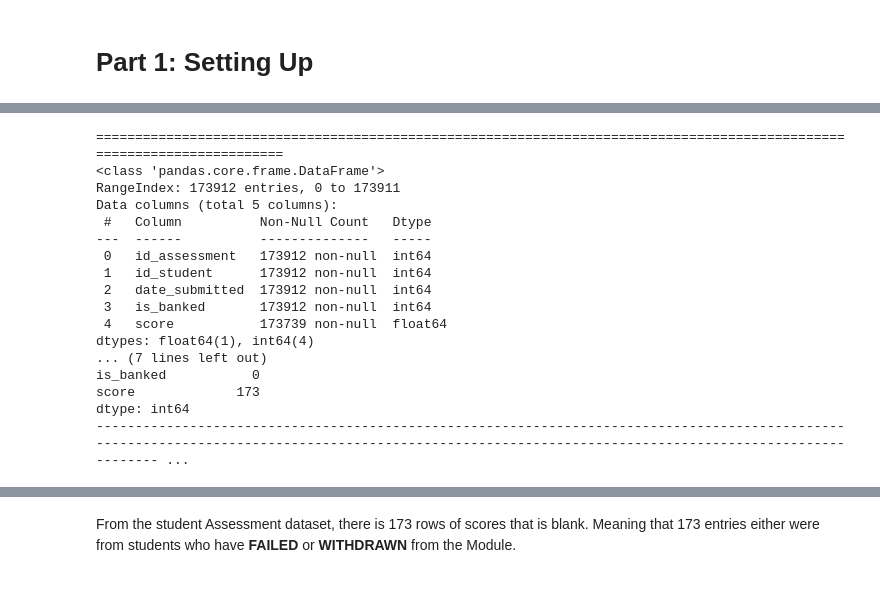
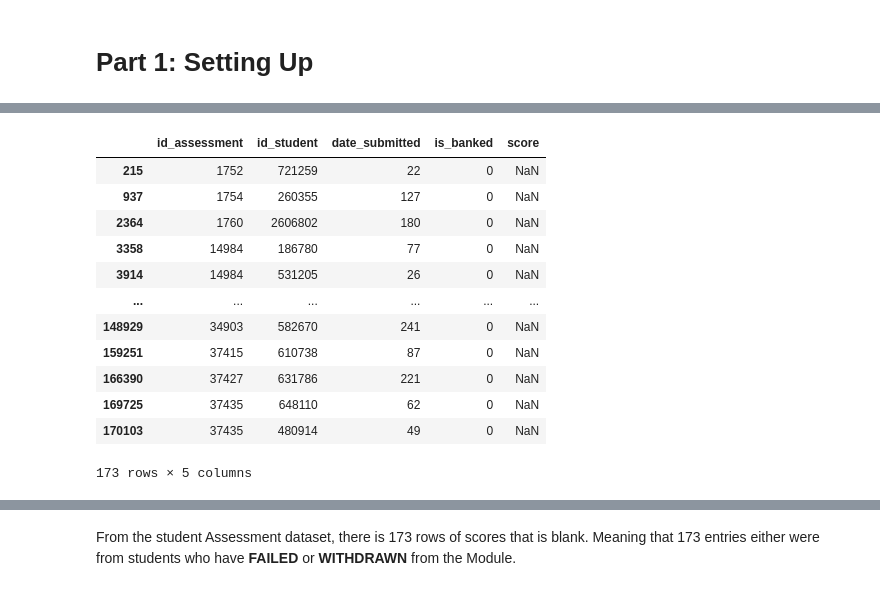
Before and after one commit to buppanasu/Student-Grade-Predictor, a Jupyter notebook: 1)DataProcessing_Analysis_FeatureExtraction/EDA.ipynb, the cells around one changed output, grey strips where cells are left out. Cells and saved outputs as stored; diff of their text form; code cells hidden in the pictures.

```diff
--- a/1)DataProcessing_Analysis_FeatureExtraction/EDA.ipynb
+++ b/1)DataProcessing_Analysis_FeatureExtraction/EDA.ipynb
@@ -143,31 +221,17 @@ dtype: int64
-# %%
-#ّThird file
-print('===='*30)
-df_studentAssessment.info()
-print("-------"*30)
-# Count the number of NaN values in each column
-print('count the number of nan values for each column:')
-print("-------"*30)
-nan_count = df_studentAssessment.isna().sum()
-
-# Print the result
-print(nan_count)
-print("-------"*30)
-# %% [output]
-========================================================================================================================
-<class 'pandas.core.frame.DataFrame'>
-RangeIndex: 173912 entries, 0 to 173911
-Data columns (total 5 columns):
- #   Column          Non-Null Count   Dtype
----  ------          --------------   -----
- 0   id_assessment   173912 non-null  int64
- 1   id_student      173912 non-null  int64
- 2   date_submitted  173912 non-null  int64
- 3   is_banked       173912 non-null  int64
- 4   score           173739 non-null  float64
-dtypes: float64(1), int64(4)
-... (7 lines left out)
-is_banked           0
-score             173
-dtype: int64
--------------------------------------------------------------------------------------------------------------------------------------------------------------------------------------------------------- ...
+# %%
+# Display the rows with NULL values
+df_studentAssessment[df_studentAssessment.isnull().any(axis=1)]
+# %% [output]
+|  | id_assessment | id_student | date_submitted | is_banked | score |
+| 215 | 1752 | 721259 | 22 | 0 | NaN |
+| 937 | 1754 | 260355 | 127 | 0 | NaN |
+| 2364 | 1760 | 2606802 | 180 | 0 | NaN |
+| 3358 | 14984 | 186780 | 77 | 0 | NaN |
+| 3914 | 14984 | 531205 | 26 | 0 | NaN |
+| ... | ... | ... | ... | ... | ... |
+| 148929 | 34903 | 582670 | 241 | 0 | NaN |
+| 159251 | 37415 | 610738 | 87 | 0 | NaN |
+| 166390 | 37427 | 631786 | 221 | 0 | NaN |
+| 169725 | 37435 | 648110 | 62 | 0 | NaN |
+| 170103 | 37435 | 480914 | 49 | 0 | NaN |
+173 rows × 5 columns
```
Also changed, not shown: parts of 20 cells of this notebook, 1 other file.
